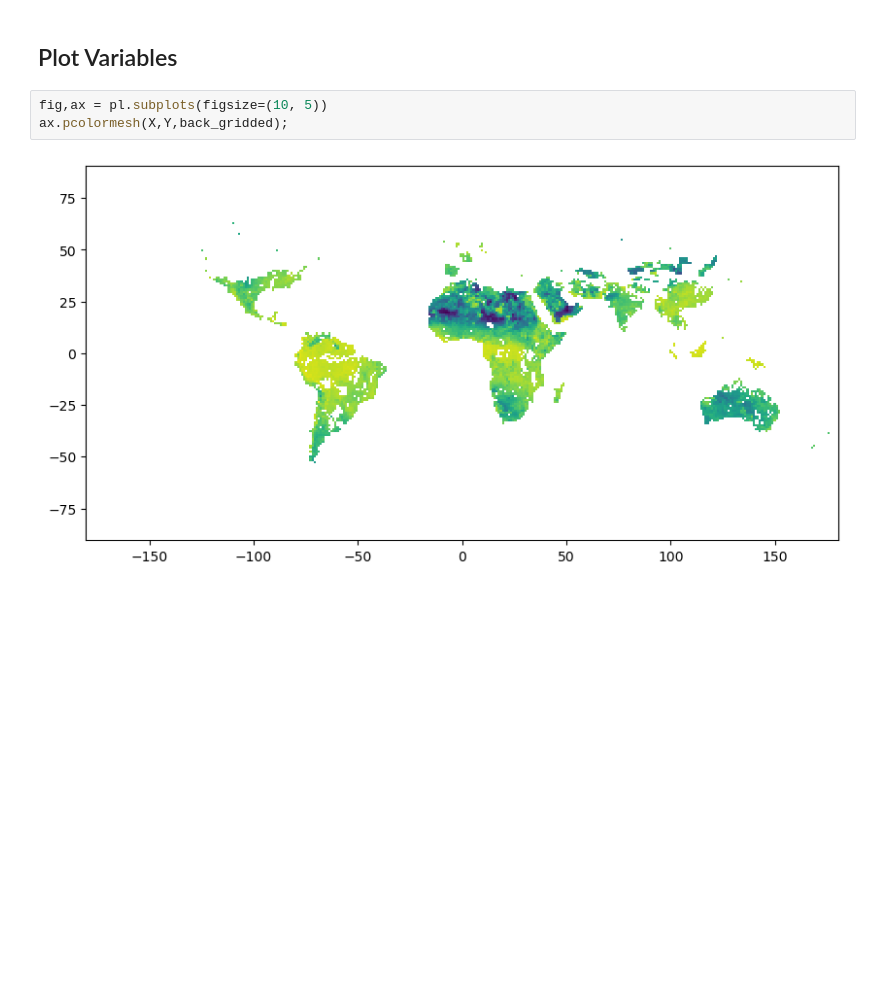
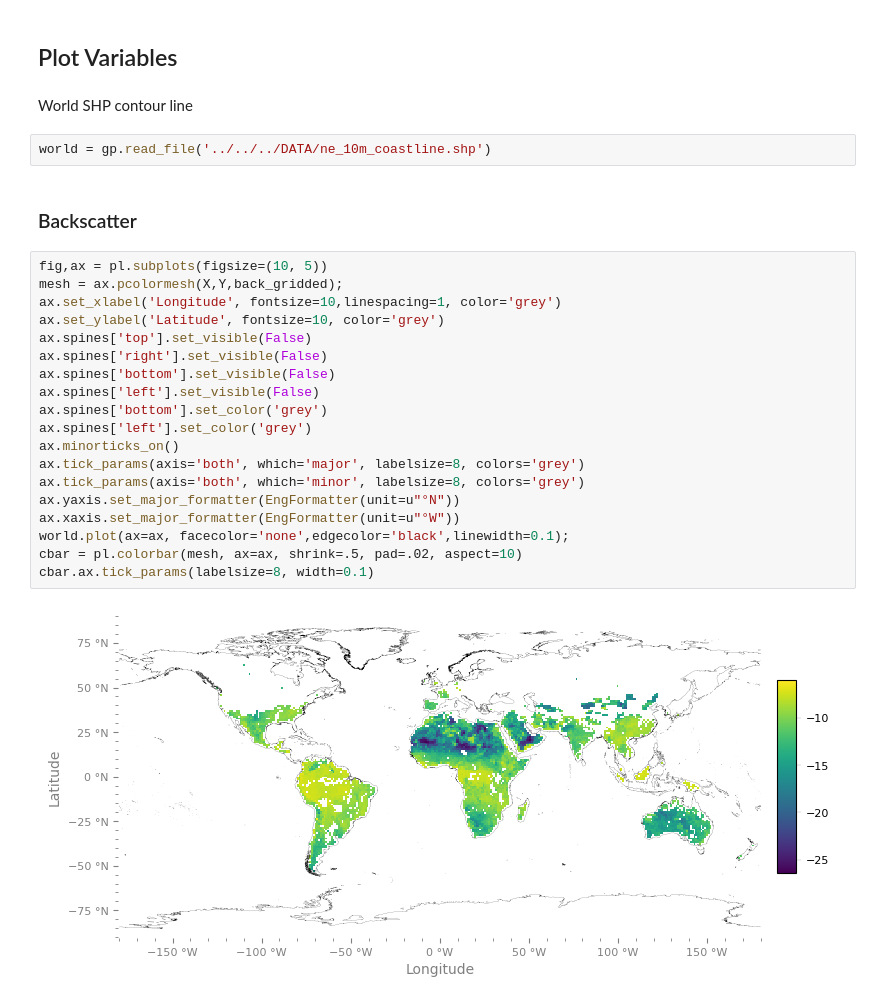
Before and after one commit to Datavizcowboy/PythonDatavizToolbox, a Jupyter notebook: Notebooks/07-Data_Analysis/SoilMoisture/00_Data_Description.ipynb, the cells around one changed output. Drawn from its saved outputs; the diff is of its cells as text; blank space fills up the shorter version.

Commit message:
proper description with maps and contours

```diff
--- a/Notebooks/07-Data_Analysis/SoilMoisture/00_Data_Description.ipynb
+++ b/Notebooks/07-Data_Analysis/SoilMoisture/00_Data_Description.ipynb
@@ -155,7 +145,29 @@ len(back_gridded[0])
 # %% [markdown]
 ## Plot Variables
-# %%
-fig,ax = pl.subplots(figsize=(10, 5))
-ax.pcolormesh(X,Y,back_gridded);
-# %% [output]
-[figure, removed]
+# %% [markdown]
+World SHP contour line
+# %%
+world = gp.read_file('../../../DATA/ne_10m_coastline.shp')
+# %% [markdown]
+### Backscatter
+# %%
+fig,ax = pl.subplots(figsize=(10, 5))
+mesh = ax.pcolormesh(X,Y,back_gridded);
+ax.set_xlabel('Longitude', fontsize=10,linespacing=1, color='grey')
+ax.set_ylabel('Latitude', fontsize=10, color='grey')
+ax.spines['top'].set_visible(False)
+ax.spines['right'].set_visible(False)
+ax.spines['bottom'].set_visible(False)
+ax.spines['left'].set_visible(False)
+ax.spines['bottom'].set_color('grey')
+ax.spines['left'].set_color('grey')
+ax.minorticks_on()
+ax.tick_params(axis='both', which='major', labelsize=8, colors='grey')
+ax.tick_params(axis='both', which='minor', labelsize=8, colors='grey')
+ax.yaxis.set_major_formatter(EngFormatter(unit=u"°N"))
+ax.xaxis.set_major_formatter(EngFormatter(unit=u"°W"))
+world.plot(ax=ax, facecolor='none',edgecolor='black',linewidth=0.1);
+cbar = pl.colorbar(mesh, ax=ax, shrink=.5, pad=.02, aspect=10)
+cbar.ax.tick_params(labelsize=8, width=0.1)
+# %% [output]
+[figure, added]
```
Also changed, not shown: parts of 14 cells of this notebook, 8 other files.
